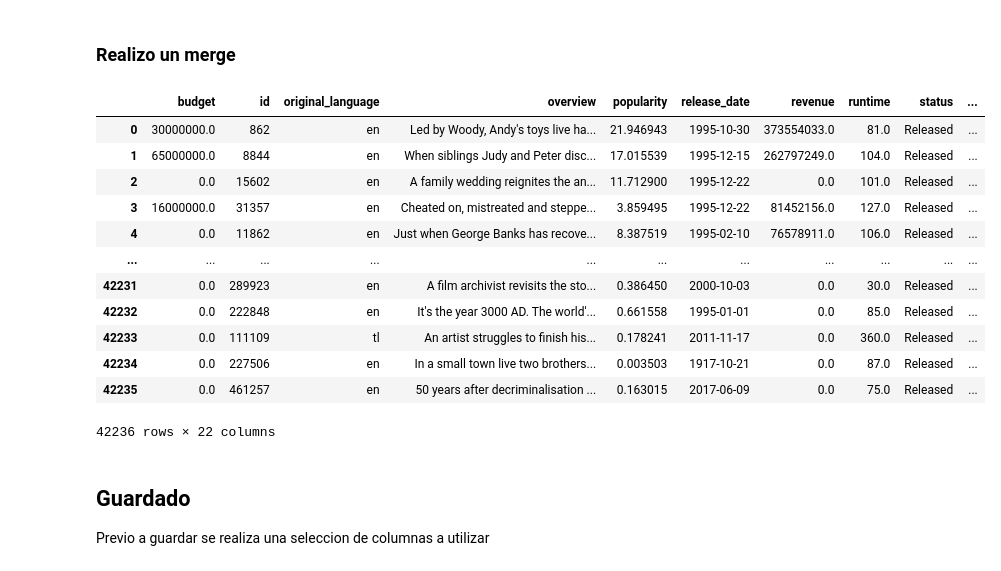
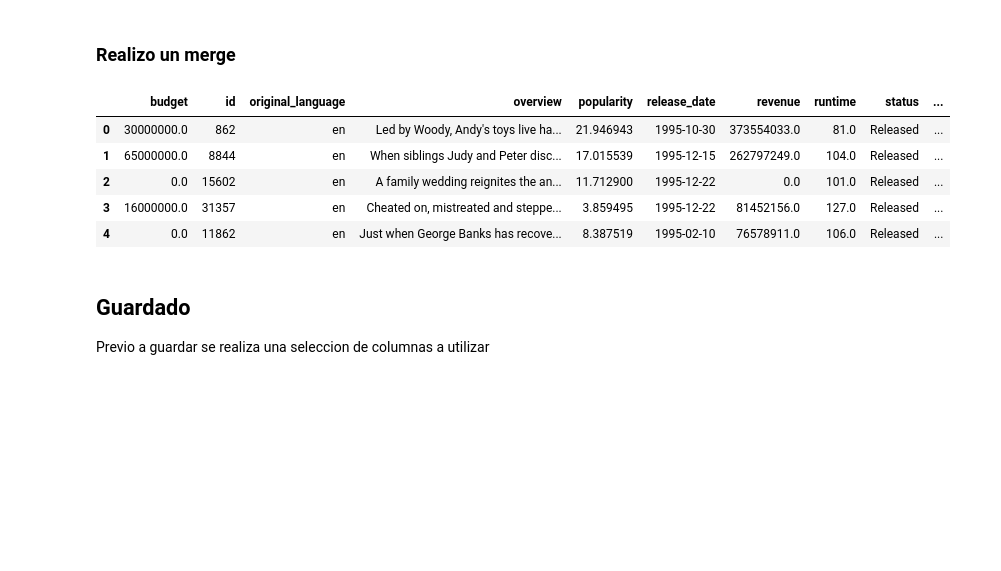
Before and after one commit to MartinFerrari5/Proyecto-Machine-Learning, a Jupyter notebook: notebooks/etl.ipynb, the cells around one changed output. Drawn from its saved outputs; the diff is of its cells as text; code cells hidden in the pictures; blank space fills up the shorter version.

```diff
--- a/notebooks/etl.ipynb
+++ b/notebooks/etl.ipynb
@@ -125,7 +125,6 @@ def divide_list(valores,indice, key=False,value=False):
 
     # cleaned_string = valores.replace(" ", "")
     list_of_dicts = ast.literal_eval(valores) #Toma un string como input y lo evalua como una estructura de python. ej: de string ---> lista.
-    new_values = []
     if(len(list_of_dicts)==0): return "Unknown"
     lista = [list_of_dicts[i][indice] for i in range(len(list_of_dicts)) ]
         # name_genre.append(list_of_dicts[i]["name"])
@@ -261,21 +260,14 @@ cast_and_crew = credits_copy[["id","actors_names","director_names"]]
 
 movies_merged = movies_copia.merge(cast_and_crew,on="id",how="inner") #Merge utilizando el id
 # %%
-movies_merged
+movies_merged.head()
 # %% [output]
 |  | budget | id | original_language | overview | popularity | release_date | revenue | runtime | status | ... |
 | 0 | 30000000.0 | 862 | en | Led by Woody, Andy's toys live ha... | 21.946943 | 1995-10-30 | 373554033.0 | 81.0 | Released | ... |
 | 1 | 65000000.0 | 8844 | en | When siblings Judy and Peter disc... | 17.015539 | 1995-12-15 | 262797249.0 | 104.0 | Released | ... |
 | 2 | 0.0 | 15602 | en | A family wedding reignites the an... | 11.712900 | 1995-12-22 | 0.0 | 101.0 | Released | ... |
 | 3 | 16000000.0 | 31357 | en | Cheated on, mistreated and steppe... | 3.859495 | 1995-12-22 | 81452156.0 | 127.0 | Released | ... |
 | 4 | 0.0 | 11862 | en | Just when George Banks has recove... | 8.387519 | 1995-02-10 | 76578911.0 | 106.0 | Released | ... |
-| ... | ... | ... | ... | ... | ... | ... | ... | ... | ... | ... |
-| 42231 | 0.0 | 289923 | en | A film archivist revisits the sto... | 0.386450 | 2000-10-03 | 0.0 | 30.0 | Released | ... |
-| 42232 | 0.0 | 222848 | en | It's the year 3000 AD. The world'... | 0.661558 | 1995-01-01 | 0.0 | 85.0 | Released | ... |
-| 42233 | 0.0 | 111109 | tl | An artist struggles to finish his... | 0.178241 | 2011-11-17 | 0.0 | 360.0 | Released | ... |
-| 42234 | 0.0 | 227506 | en | In a small town live two brothers... | 0.003503 | 1917-10-21 | 0.0 | 87.0 | Released | ... |
-| 42235 | 0.0 | 461257 | en | 50 years after decriminalisation ... | 0.163015 | 2017-06-09 | 0.0 | 75.0 | Released | ... |
-42236 rows × 22 columns
 # %% [markdown]
 ## Guardado
 <p>Previo a guardar se realiza una seleccion de columnas a utilizar</p>
```
Also changed, not shown: parts of 2 cells of this notebook, 2 other files.
